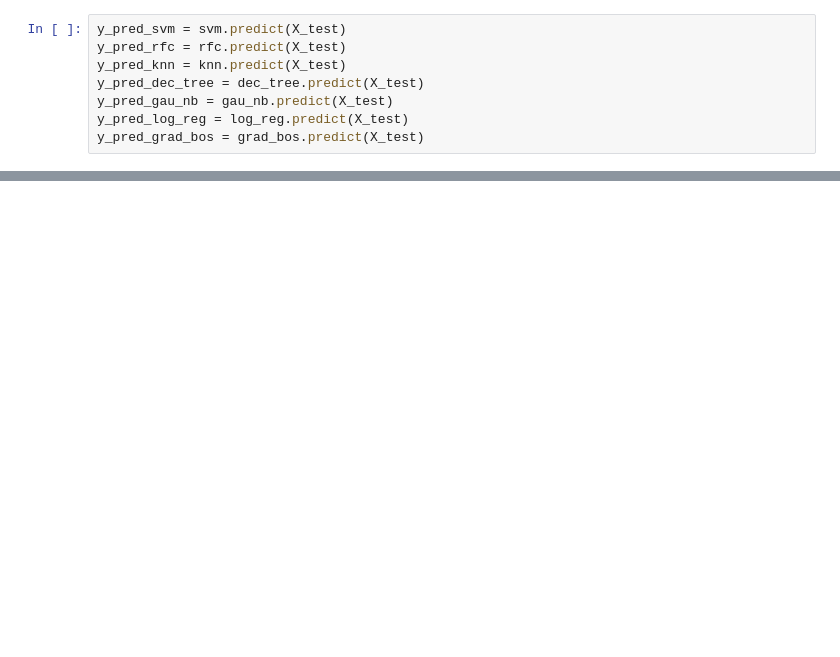
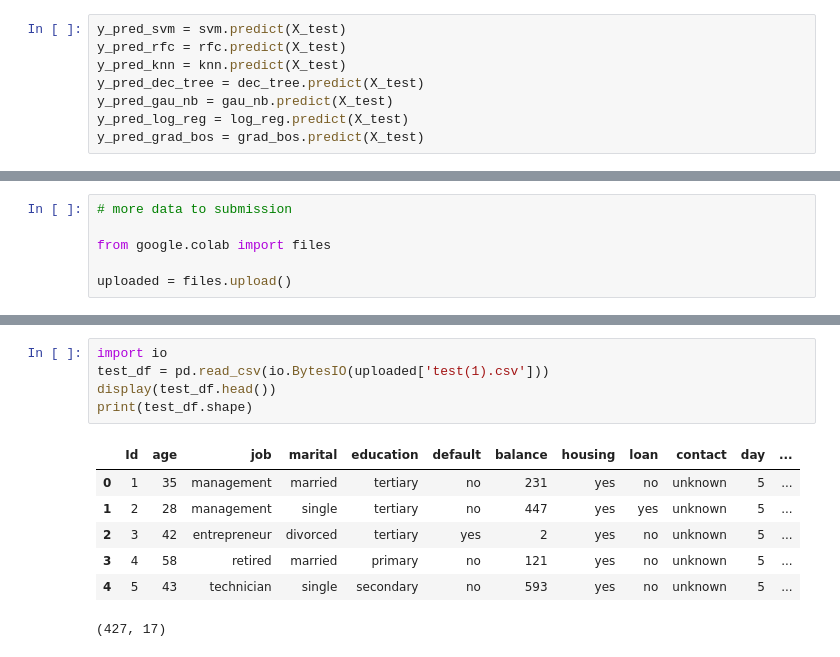
Before and after one commit to assulthoni/DTI-assignment, a Jupyter notebook: Classification_Bank_Users.ipynb, the cells around one changed output, grey strips where cells are left out. Cells and saved outputs as stored; diff of their text form; blank space fills up the shorter version.

```diff
--- a/Classification_Bank_Users.ipynb
+++ b/Classification_Bank_Users.ipynb
@@ -595,0 +603,6 @@ plt.show()
+# %%
+# more data to submission
+
+from google.colab import files
+
+uploaded = files.upload()
@@ -595,0 +612,13 @@ plt.show()
+# %%
+import io
+test_df = pd.read_csv(io.BytesIO(uploaded['test(1).csv']))
+display(test_df.head())
+print(test_df.shape)
+# %% [output]
+|  | Id | age | job | marital | education | default | balance | housing | loan | contact | day | ... |
+| 0 | 1 | 35 | management | married | tertiary | no | 231 | yes | no | unknown | 5 | ... |
+| 1 | 2 | 28 | management | single | tertiary | no | 447 | yes | yes | unknown | 5 | ... |
+| 2 | 3 | 42 | entrepreneur | divorced | tertiary | yes | 2 | yes | no | unknown | 5 | ... |
+| 3 | 4 | 58 | retired | married | primary | no | 121 | yes | no | unknown | 5 | ... |
+| 4 | 5 | 43 | technician | single | secondary | no | 593 | yes | no | unknown | 5 | ... |
+(427, 17)
```
Also changed, not shown: parts of 16 cells of this notebook.
